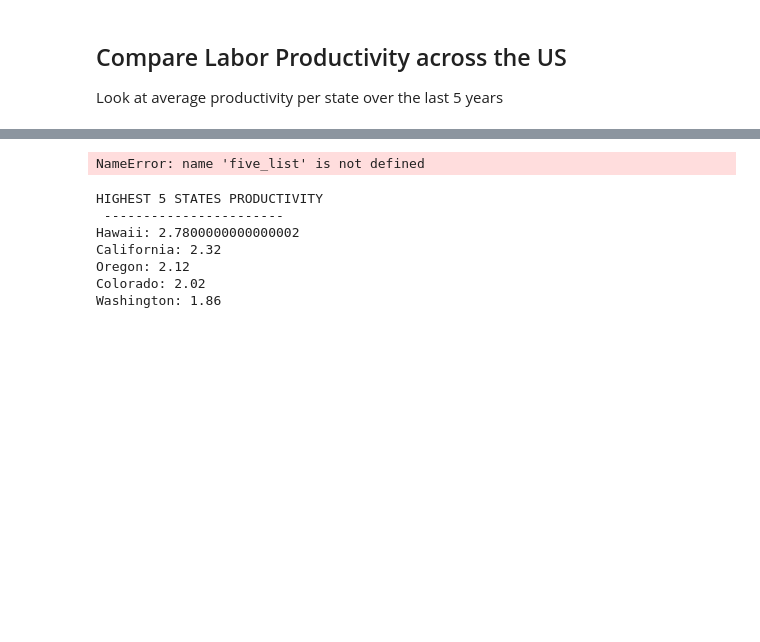
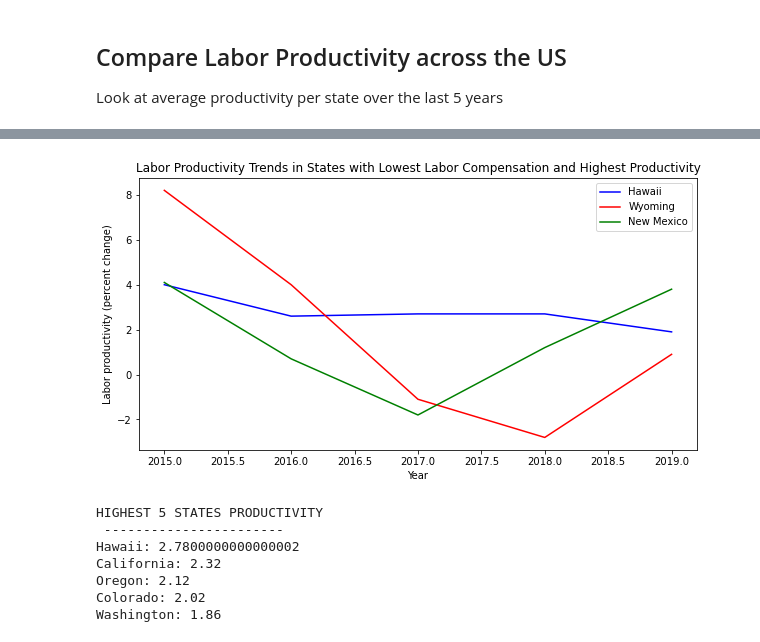
Before and after one commit to Blashford/Next-Factory-ACME, a Jupyter notebook: starter_notebook.ipynb, the cells around one changed output, grey strips where cells are left out. Cells and saved outputs as stored; diff of their text form; code cells hidden in the pictures; blank space fills up the shorter version.

Commit message:
fixed trend line, still need to get rid of the other one

```diff
--- a/starter_notebook.ipynb
+++ b/starter_notebook.ipynb
@@ -40,9 +40,11 @@ avg_comp_sorted = avg_comp.sort_values(['Real hourly labor compensation cost ($/
 avg_comp_sorted.plot(kind="bar", y=['Real hourly labor compensation cost ($/hour)'], figsize=(14,4))
 
 # Print out the lowest 5 for visibility
-lowest_comps = avg_comp_sorted.iloc[0:5,:]
+lowest_comps = avg_comp_sorted.iloc[0:15,:]
 print("LOWEST 5 STATES COMPENSATION COST\n-----------------------")
+low_comp_list = []
 for index,row in lowest_comps.iterrows():
+    low_comp_list.append(index)
     print(f"{index}: ${round(row['Real hourly labor compensation cost ($/hour)'],2)} per hour")
 plt.savefig('laborcompcost.png')
 # %% [output]
@@ -64,9 +76,11 @@ avg_prod_sorted = avg_prod.sort_values(['Labor productivity (2012=100)'], ascend
 avg_prod_sorted.plot(kind="bar", y=['Labor productivity (2012=100)'], figsize=(14,4))
 
 # Print out the highest 5 for visibility
-highest_prod = avg_prod_sorted.iloc[0:5,:]
+highest_prod = avg_prod_sorted.iloc[0:15,:]
 print("HIGHEST 5 STATES LABOR PRODUCTIVITY\n-----------------------")
+high_prod_list = []
 for index,row in highest_prod.iterrows():
+    high_prod_list.append(index)
     print(f"{index}: {round(row['Labor productivity (2012=100)'],2)}")
 plt.savefig('laborproductivity.png')
 # %% [output]
@@ -80,36 +104,23 @@ Hawaii: 109.06
 [figure]
 # %%
-prod_df = labor_df.loc[labor_df['Year'].isin(five_list),[
-    'State',
-    'Year',
-    'Labor productivity (percent change)'
-]]
-lowest_comp_list = []
-for index, row in lowest_comps.iterrows():
-    lowest_comp_list.append(index)
-lowest_comp_list.append('New Mexico')
-prod_df = prod_df.loc[prod_df['State'].isin(lowest_comp_list),:]
+prod_df = labor_df.loc[(labor_df['State'].isin(low_comp_list)) & (labor_df['State'].isin(high_prod_list)),:]
 years = prod_df['Year'].unique()
 plt.figure(figsize=(10,5))
-state1, = plt.plot(years, prod_df.loc[prod_df['State'] == lowest_comp_list[0],'Labor productivity (percent change)'],
-                  color = 'blue', label = lowest_comp_list[0])
-state2, = plt.plot(years, prod_df.loc[prod_df['State'] == lowest_comp_list[1],'Labor productivity (percent change)'],
-                  color = 'red', label = lowest_comp_list[1])
-state3, = plt.plot(years, prod_df.loc[prod_df['State'] == lowest_comp_list[2],'Labor productivity (percent change)'],
-                  color = 'orange', label = lowest_comp_list[2])
-state4, = plt.plot(years, prod_df.loc[prod_df['State'] == lowest_comp_list[3],'Labor productivity (percent change)'],
-                  color = 'purple', label = lowest_comp_list[3])
-state5, = plt.plot(years, prod_df.loc[prod_df['State'] == 'New Mexico','Labor productivity (percent change)'],
+state1, = plt.plot(years, prod_df.loc[prod_df['State'] == 'Hawaii','Labor productivity (percent change)'],
+                  color = 'blue', label = 'Hawaii')
+state2, = plt.plot(years, prod_df.loc[prod_df['State'] == 'Wyoming','Labor productivity (percent change)'],
+                  color = 'red', label = 'Wyoming')
+state3, = plt.plot(years, prod_df.loc[prod_df['State'] == 'New Mexico','Labor productivity (percent change)'],
                   color = 'green', label = 'New Mexico')
 
 
-plt.legend(handles=[state1, state2, state3, state4, state5], loc='best')
-plt.title('Labor Productivity Trends in States with Lowest Labor Compensation')
+plt.legend(handles=[state1, state2, state3], loc='best')
+plt.title('Labor Productivity Trends in States with Lowest Labor Compensation and Highest Productivity')
 plt.xlabel('Year')
 plt.ylabel('Labor productivity (percent change)')
 plt.show()
 # %% [output]
-NameError: name 'five_list' is not defined
+[figure, added]
 # %%
 # Group by state and get the averages; then plot for comparison
 prod_avg_comp = labor_df.groupby('State').mean()
```
Also changed, not shown: parts of 2 cells of this notebook.
